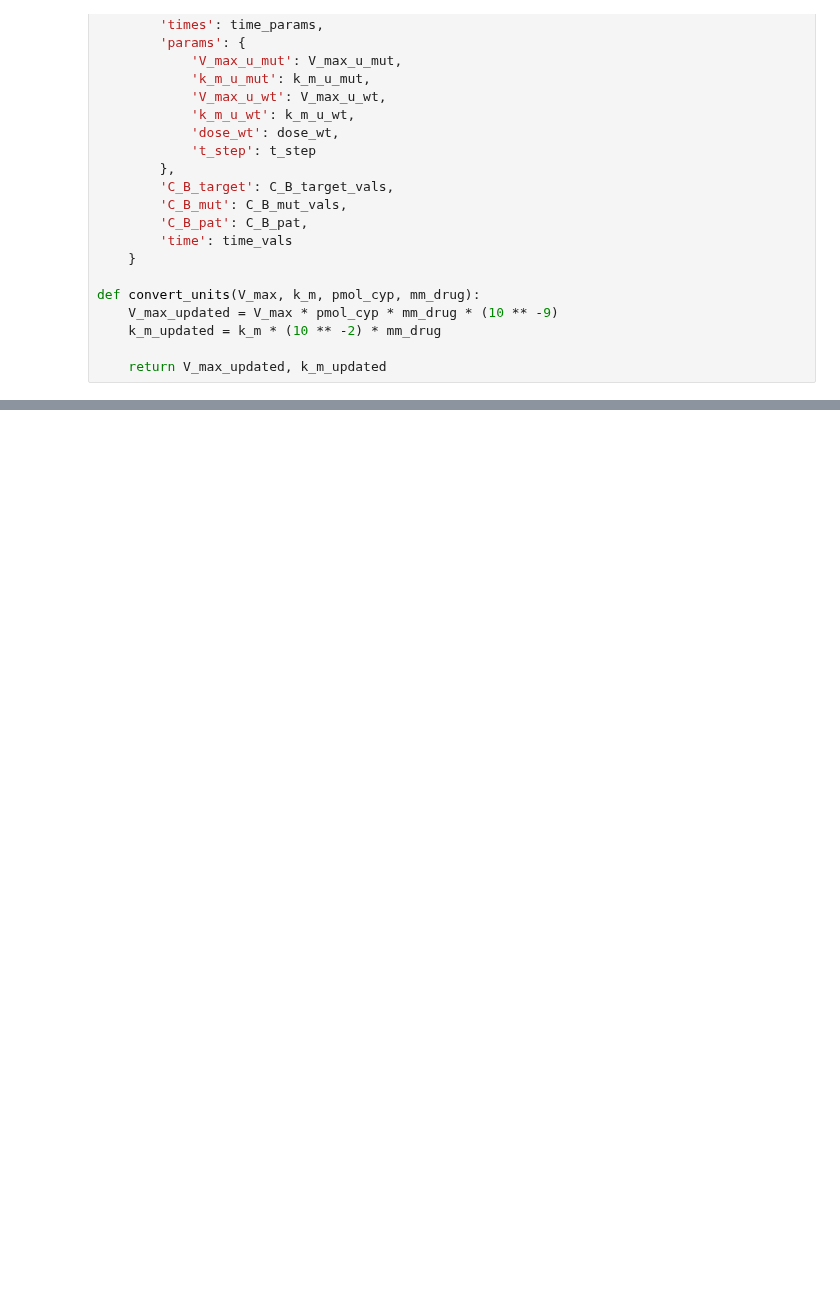
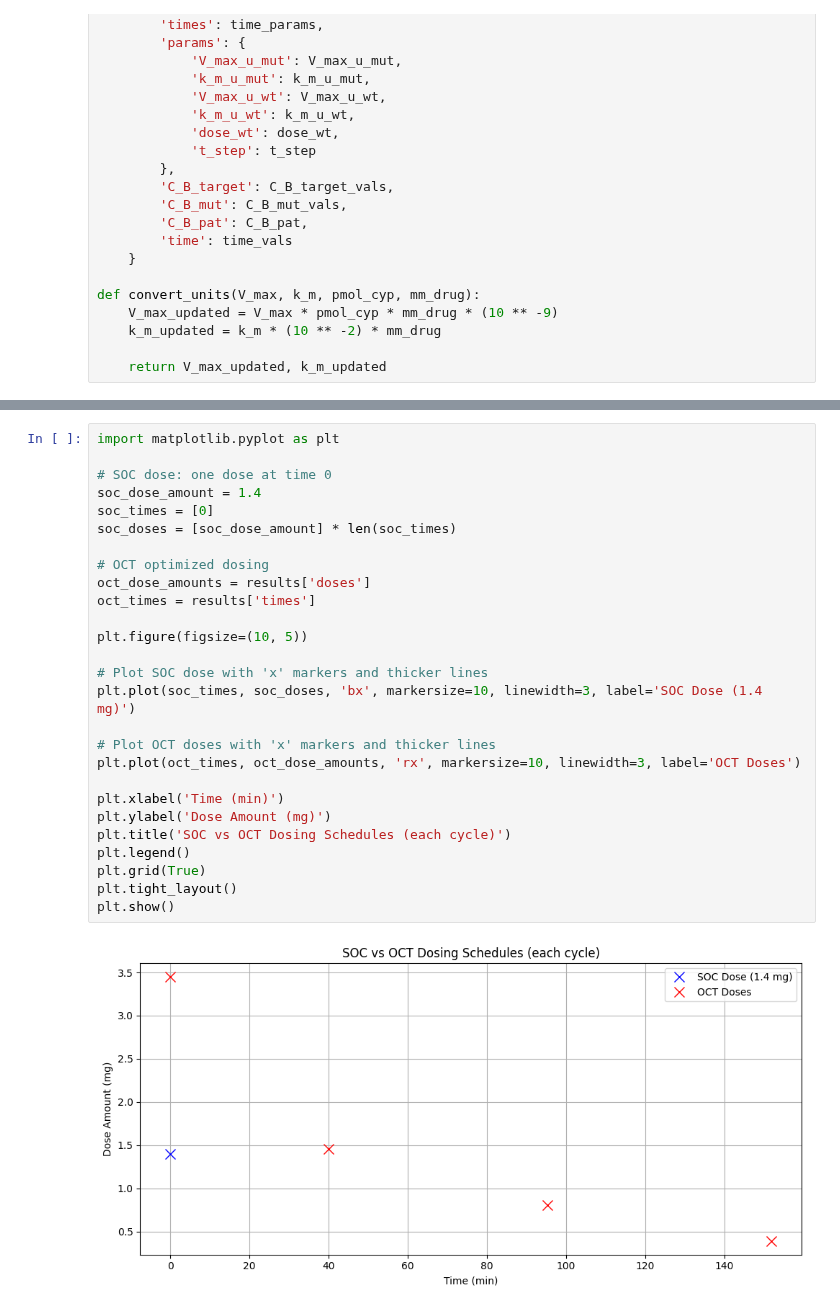
Before and after one commit to Bliz33333/cyp-vincristine, a Jupyter notebook: code/gekko-package.ipynb, the cells around one changed output, grey strips where cells are left out. Drawn from its saved outputs; the diff is of its cells as text; blank space fills up the shorter version.

```diff
--- a/code/gekko-package.ipynb
+++ b/code/gekko-package.ipynb
@@ -232,0 +315,29 @@ results = optimize_dosing(n_admin, V_max_u_mut, k_m_u_mut, V_max_u_wt, k_m_u_wt,
+# %%
+import matplotlib.pyplot as plt
+
+# SOC dose: one dose at time 0
+soc_dose_amount = 1.4
+soc_times = [0]
+soc_doses = [soc_dose_amount] * len(soc_times)
+
+# OCT optimized dosing
+oct_dose_amounts = results['doses']
+oct_times = results['times']
+
+plt.figure(figsize=(10, 5))
+
+# Plot SOC dose with 'x' markers and thicker lines
+plt.plot(soc_times, soc_doses, 'bx', markersize=10, linewidth=3, label='SOC Dose (1.4 mg)')
+
+# Plot OCT doses with 'x' markers and thicker lines
+plt.plot(oct_times, oct_dose_amounts, 'rx', markersize=10, linewidth=3, label='OCT Doses')
+
+plt.xlabel('Time (min)')
+plt.ylabel('Dose Amount (mg)')
+plt.title('SOC vs OCT Dosing Schedules (each cycle)')
+plt.legend()
+plt.grid(True)
+plt.tight_layout()
+plt.show()
+# %% [output]
+[figure, added]
```
Also changed, not shown: parts of 6 cells of this notebook.
